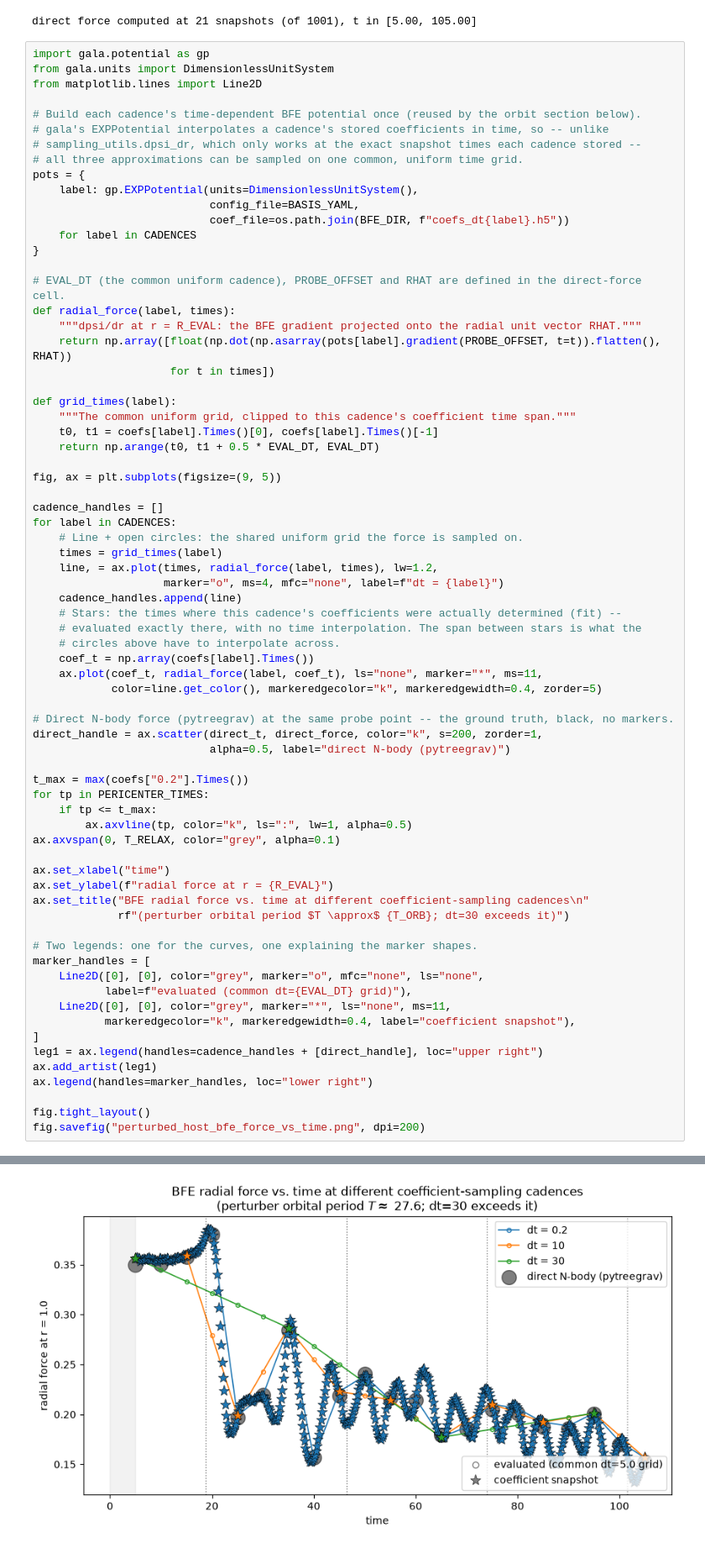
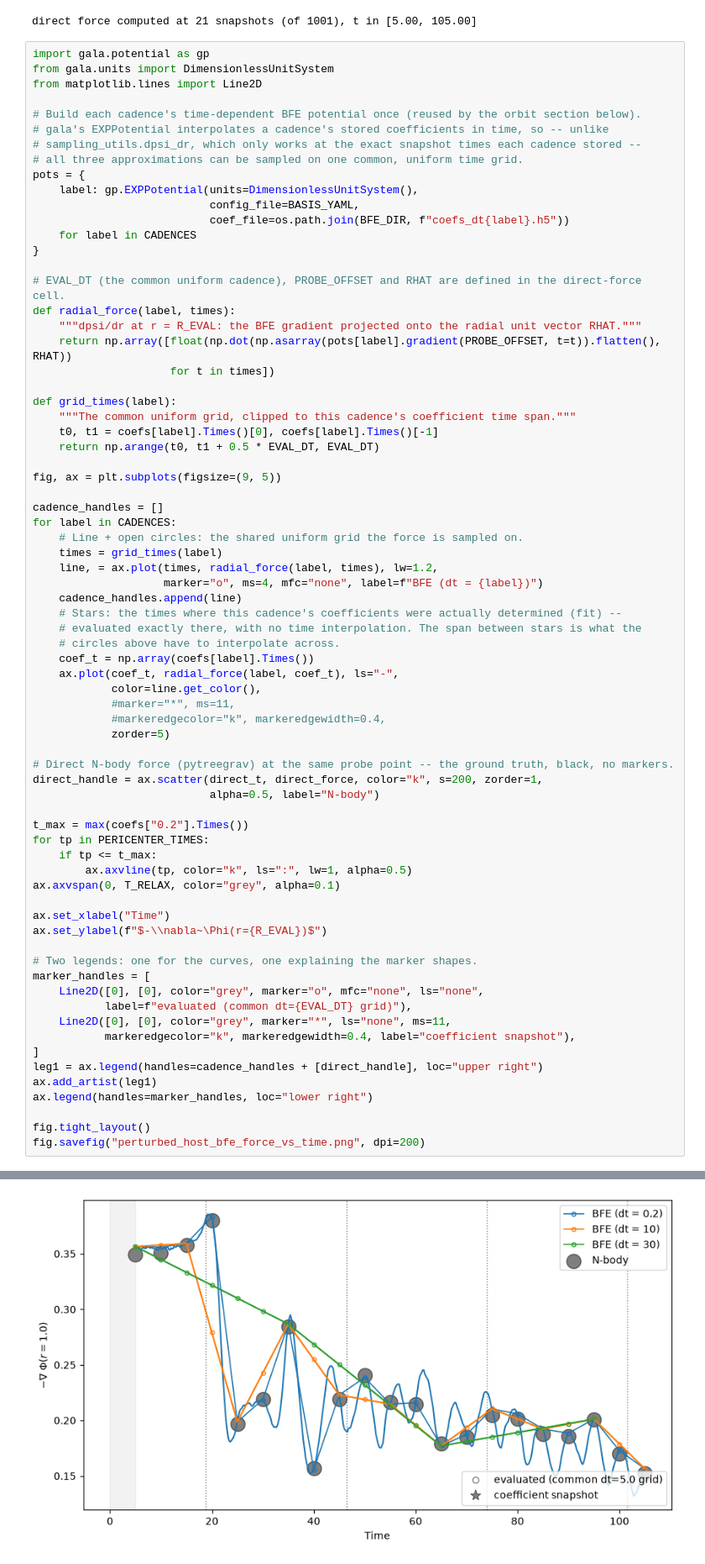
Before and after one commit to ariasant/streams_in_dreams, a Jupyter notebook: perturbed_host_bfe_cadence.ipynb, the cells around one changed output, grey strips where cells are left out. Shown at 84% size. Saved outputs shown, nothing was run; the diff lists cells and outputs as text.

```diff
--- a/perturbed_host_bfe_cadence.ipynb
+++ b/perturbed_host_bfe_cadence.ipynb
@@ -170,51 +170,52 @@ for label in CADENCES:
     # Line + open circles: the shared uniform grid the force is sampled on.
     times = grid_times(label)
     line, = ax.plot(times, radial_force(label, times), lw=1.2,
-                    marker="o", ms=4, mfc="none", label=f"dt = {label}")
+                    marker="o", ms=4, mfc="none", label=f"BFE (dt = {label})")
     cadence_handles.append(line)
     # Stars: the times where this cadence's coefficients were actually determined (fit) --
     # evaluated exactly there, with no time interpolation. The span between stars is what the
     # circles above have to interpolate across.
     coef_t = np.array(coefs[label].Times())
-    ax.plot(coef_t, radial_force(label, coef_t), ls="none", marker="*", ms=11,
-            color=line.get_color(), markeredgecolor="k", markeredgewidth=0.4, zorder=5)
+    ax.plot(coef_t, radial_force(label, coef_t), ls="-",
+            color=line.get_color(),
+            #marker="*", ms=11,
+            #markeredgecolor="k", markeredgewidth=0.4,
+            zorder=5)
 
 # Direct N-body force (pytreegrav) at the same probe point -- the ground truth, black, no markers.
 direct_handle = ax.scatter(direct_t, direct_force, color="k", s=200, zorder=1,
-                           alpha=0.5, label="direct N-body (pytreegrav)")
+                           alpha=0.5, label="N-body")
 
 t_max = max(coefs["0.2"].Times())
 for tp in PERICENTER_TIMES:
     if tp <= t_max:
         ax.axvline(tp, color="k", ls=":", lw=1, alpha=0.5)
 ax.axvspan(0, T_RELAX, color="grey", alpha=0.1)
 
-ax.set_xlabel("time")
-ax.set_ylabel(f"radial force at r = {R_EVAL}")
-ax.set_title("BFE radial force vs. time at different coefficient-sampling cadences\n"
-             rf"(perturber orbital period $T \approx$ {T_ORB}; dt=30 exceeds it)")
+ax.set_xlabel("Time")
+ax.set_ylabel(f"$-\\nabla~\Phi(r={R_EVAL})$")
 
 # Two legends: one for the curves, one explaining the marker shapes.
 marker_handles = [
     Line2D([0], [0], color="grey", marker="o", mfc="none", ls="none",
            label=f"evaluated (common dt={EVAL_DT} grid)"),
     Line2D([0], [0], color="grey", marker="*", ls="none", ms=11,
            markeredgecolor="k", markeredgewidth=0.4, label="coefficient snapshot"),
 ]
 leg1 = ax.legend(handles=cadence_handles + [direct_handle], loc="upper right")
 ax.add_artist(leg1)
 ax.legend(handles=marker_handles, loc="lower right")
 
 fig.tight_layout()
 fig.savefig("perturbed_host_bfe_force_vs_time.png", dpi=200)
 # %% [output]
 ---- SLGridSph::ReadH5Cache: successfully read basis cache </mnt/aridata1/users/ariasant/streams_in_dreams/runs/point_mass/bfe/basis_sphereSL.cache.run0>
 ---- Spherical::orthoTest: worst=0.0011918
 ---- SLGridSph::ReadH5Cache: successfully read basis cache </mnt/aridata1/users/ariasant/streams_in_dreams/runs/point_mass/bfe/basis_sphereSL.cache.run0>
 ---- Spherical::orthoTest: worst=0.0011918
 ---- SLGridSph::ReadH5Cache: successfully read basis cache </mnt/aridata1/users/ariasant/streams_in_dreams/runs/point_mass/bfe/basis_sphereSL.cache.run0>
 ---- Spherical::orthoTest: worst=0.0011918
-[figure, old version]
+[figure, new version]
 # %% [markdown]
 ## Test-particle orbit: integrated in each cadence's potential vs. the actual N-body trajectory
 
```
Also changed, not shown: parts of 1 cell of this notebook, 31 other files.
